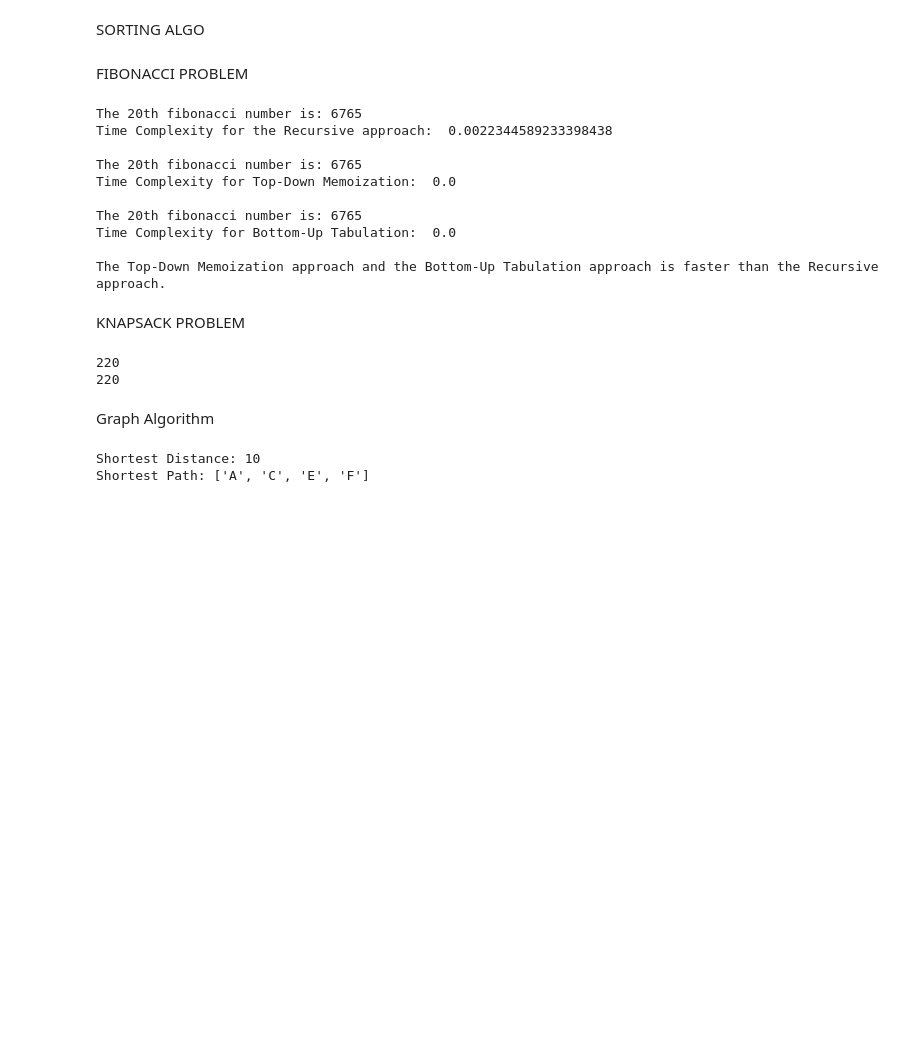
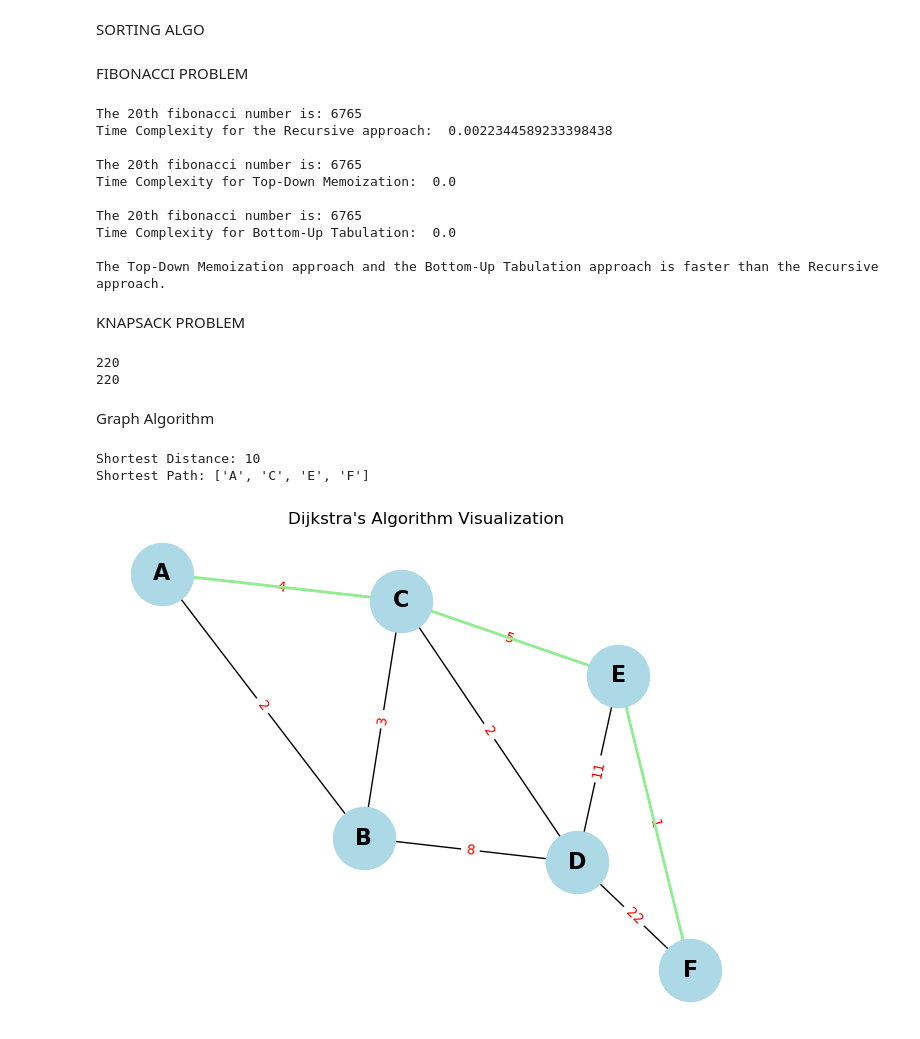
Before and after one commit to kibintut/DSA_FINAL_PROJECT, a Jupyter notebook: final_project.ipynb, the cells around one changed output. Cells and saved outputs as stored; diff of their text form; code cells hidden in the pictures; blank space fills up the shorter version.

```diff
--- a/final_project.ipynb
+++ b/final_project.ipynb
@@ -278,10 +278,12 @@ Graph Algorithm
 # %%
 import sys
 from heapq import heapify, heappush, heappop
+import matplotlib.pyplot as plt
+import networkx as nx
 
 def dijkstra(graph,src,dest):
-    inf = sys.maxsize # Infinity
-    node_data = {
+    inf = sys.maxsize # Infinity.
+    node_data = {     # Initialize node data with infinity and source node as 0.
         'A': {'cost': inf, 'pred':[],},
         'B': {'cost': inf, 'pred':[],},
         'C': {'cost': inf, 'pred':[],},
@@ -296,34 +298,61 @@ def dijkstra(graph,src,dest):
 
     for i in range(5):                  # Loop through all the vertices in the graph.
         if temp not in visited:         # If temp is not in the visited list.
+        # print(f'visited : {temp}')    # Print the node that is visited.
             visited.append(temp)        # Add temp to the visited list.
             min_heap = []               # Create a min heap.
             for j in graph[temp]:       # Loop through all the adjacent vertices of temp.
                 if j not in visited:    # If j is not in the visited list.
                     cost = node_data[temp]['cost'] + graph[temp][j]     # Calculate the cost of the path from source to j.
                     if cost < node_data[j]['cost']:
                         node_data[j]['cost'] = cost     # Update the cost of the path from source to j.
                         node_data[j]['pred'] = node_data[temp]['pred'] + list(temp)     # Update the predecessor of j.
                     heappush(min_heap,(node_data[j]['cost'],j))     # Push the cost and node j into the min heap.
         heapify(min_heap)   # Heapify the min heap.
         temp = min_heap[0][1]
 
     print("Shortest Distance: " + str(node_data[dest]['cost']) )
     print("Shortest Path: " + str(node_data[dest]['pred'] + list(dest)))
 
+    # Visualize the graph and the shortest path
+    visualize_graph(graph, node_data[dest]['pred'] + [dest])
+
+def visualize_graph(graph, path):
+    G = nx.Graph()
+
+    # Add edges to the graph
+    for node, edges in graph.items():
+        for adjacent, cost in edges.items():
+            G.add_edge(node, adjacent, weight=cost)
+
+    pos = nx.spring_layout(G)  # positions for all nodes
+
+    # Draw the nodes and edges
+    nx.draw(G, pos, with_labels=True, node_color='lightblue', node_size=2000, font_size=16, font_weight='bold')
+    edge_labels = nx.get_edge_attributes(G, 'weight')
+    nx.draw_networkx_edge_labels(G, pos, edge_labels=edge_labels, font_color='red')
+
+    # Highlight the shortest path
+    path_edges = [(path[i], path[i + 1]) for i in range(len(path) - 1)]
+    nx.draw_networkx_edges(G, pos, edgelist=path_edges, edge_color='lightgreen', width=2)
+
+    plt.title("Dijkstra's Algorithm Visualization")
+    plt.axis('off')  # Turn off the axis
+    plt.show()
 
 graph = {
         'A': {'B': 2, 'C': 4},
         'B': {'A': 2, 'C': 3, 'D': 8},
         'C': {'A': 4, 'B': 3, 'E': 5, 'D': 2},
         'D': {'B': 8, 'C': 2, 'E': 11, 'F': 22},
         'E': {'C': 5, 'D': 11, 'F': 1},
         'F': {'D': 22, 'E': 1},
         }
 
 source = 'A'
 destination = 'F'
 dijkstra(graph,source,destination)
 # %% [output]
 Shortest Distance: 10
 Shortest Path: ['A', 'C', 'E', 'F']
+[figure, added]
```
Also changed, not shown: 1 other file.
